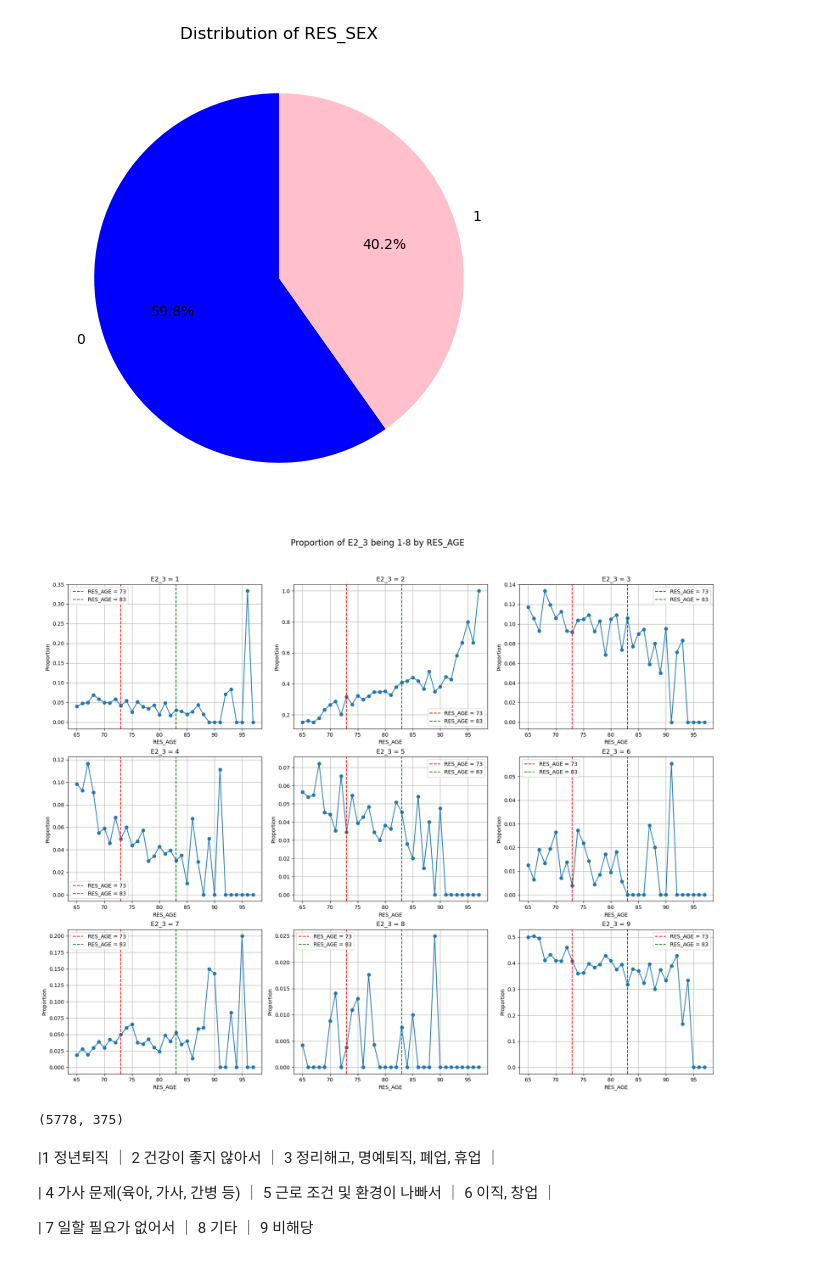
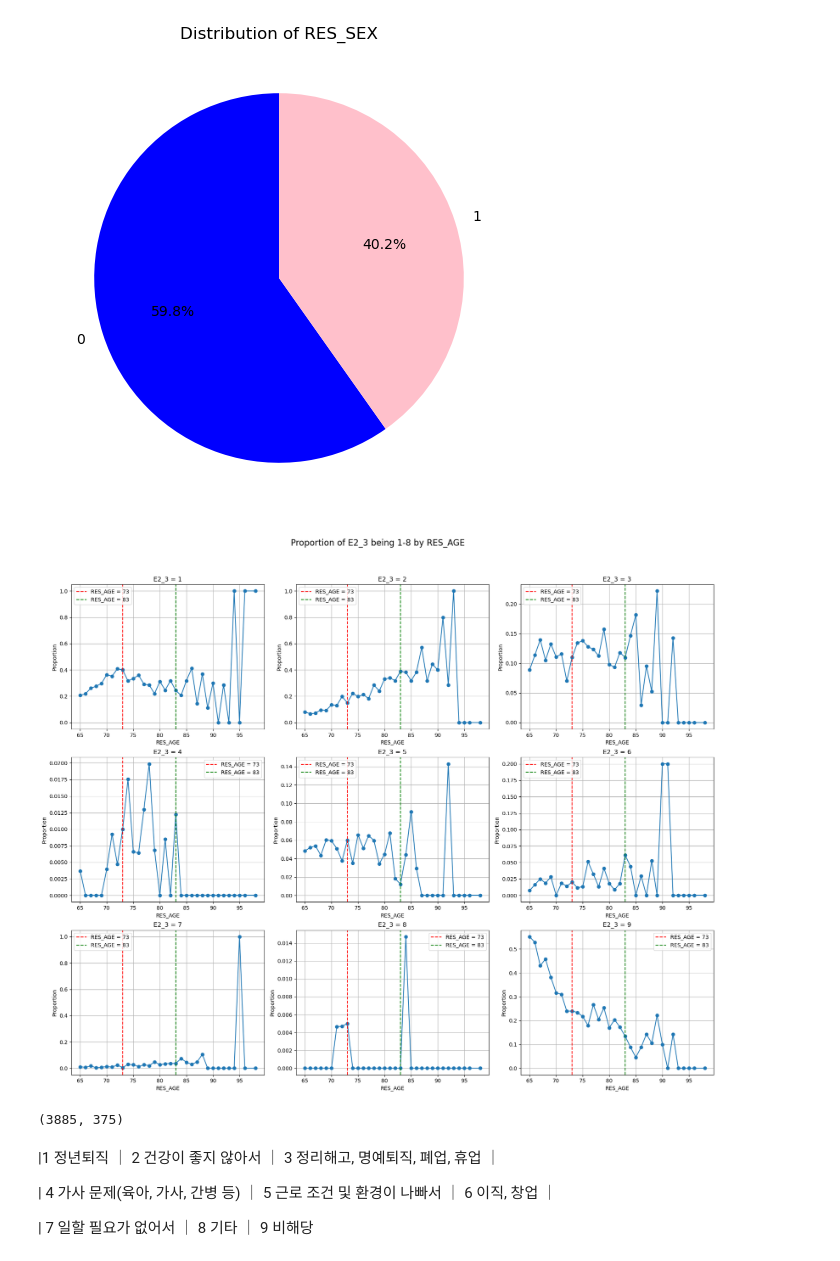
Before and after one commit to minwukim/KDI---Financial-Distress, a Jupyter notebook: 230818 - 직장 및 실직사유 관련 분석.ipynb, the cells around one changed output. Saved outputs shown, nothing was run; the diff lists cells and outputs as text; code cells hidden in the pictures.

```diff
--- a/230818 - 직장 및 실직사유 관련 분석.ipynb
+++ b/230818 - 직장 및 실직사유 관련 분석.ipynb
@@ -474,37 +474,37 @@ plt.show()
 # %%
 csv_file_path = '2020_survey_data_cleansed.csv'
 df = pd.read_csv(csv_file_path)
-df = df[df['RES_SEX'] == 0]
+df = df[df['RES_SEX'] == 1]
 
 # Set up subplots
 fig, axes = plt.subplots(3, 3, figsize=(18, 15))
 fig.suptitle('Proportion of E2_3 being 1-8 by RES_AGE', fontsize=16)
 
 # Iterate over each value of E2_3 and plot its proportion
 for idx, value in enumerate(range(1, 10)):
     ax = axes[idx//3, idx%3]  # Determine position in 2x4 grid
 
     # Group by RES_AGE and compute the proportion for the current value of E2_3
     grouped = df.groupby('RES_AGE').apply(lambda x: (x['E2_3'] == value).sum() / len(x)).reset_index()
     grouped.columns = ['RES_AGE', 'Proportion']
 
     ax.plot(grouped['RES_AGE'], grouped['Proportion'], marker='o')
     ax.axvline(x=73, color='r', linestyle='--', label='RES_AGE = 73')
     ax.axvline(x=83, color='g', linestyle='--', label='RES_AGE = 83')
     ax.set_title(f'E2_3 = {value}')
     ax.set_xlabel('RES_AGE')
     ax.set_ylabel('Proportion')
     ax.legend()
     ax.grid(True)
 
 plt.tight_layout()
 plt.subplots_adjust(top=0.9)  # Adjusting so suptitle doesn't overlap
 plt.show()
 
 print(df.shape)
 # %% [output]
-[figure, old version]
+[figure, new version]
-(5778, 375)
+(3885, 375)
 # %% [markdown]
 |1 정년퇴직 ｜ 2 건강이 좋지 않아서 ｜ 3 정리해고, 명예퇴직, 폐업, 휴업 ｜
 
```
Also changed, not shown: parts of 11 cells of this notebook.
